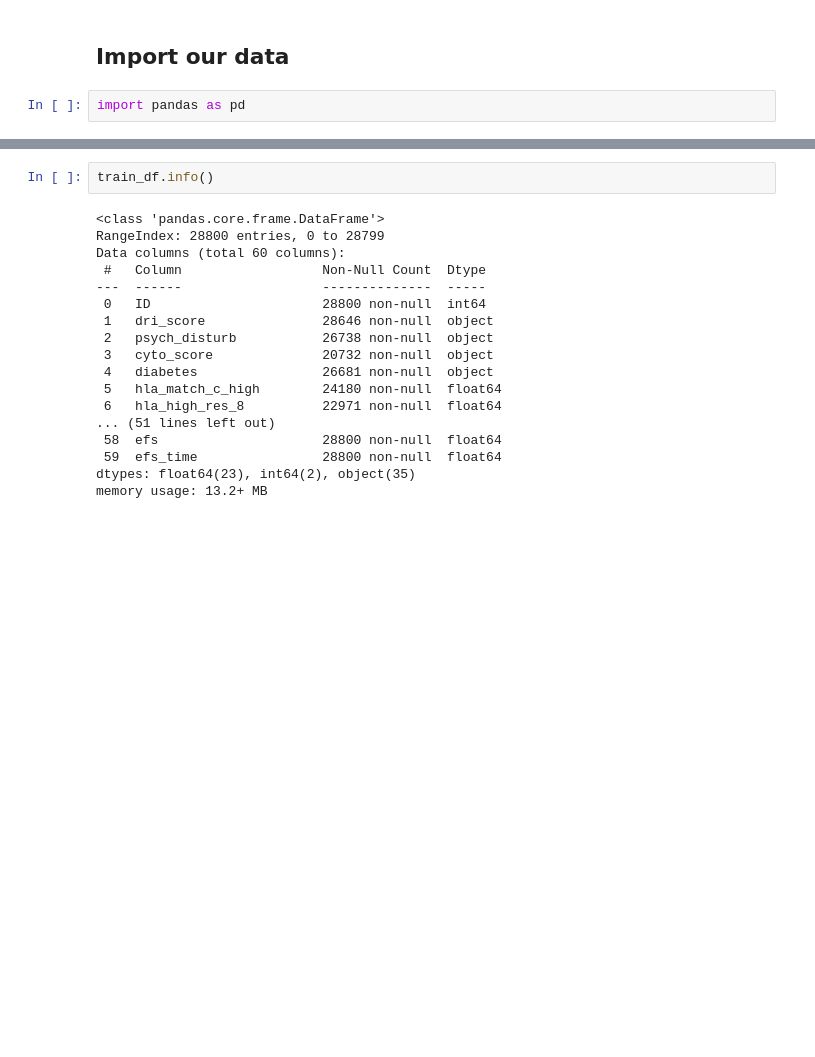
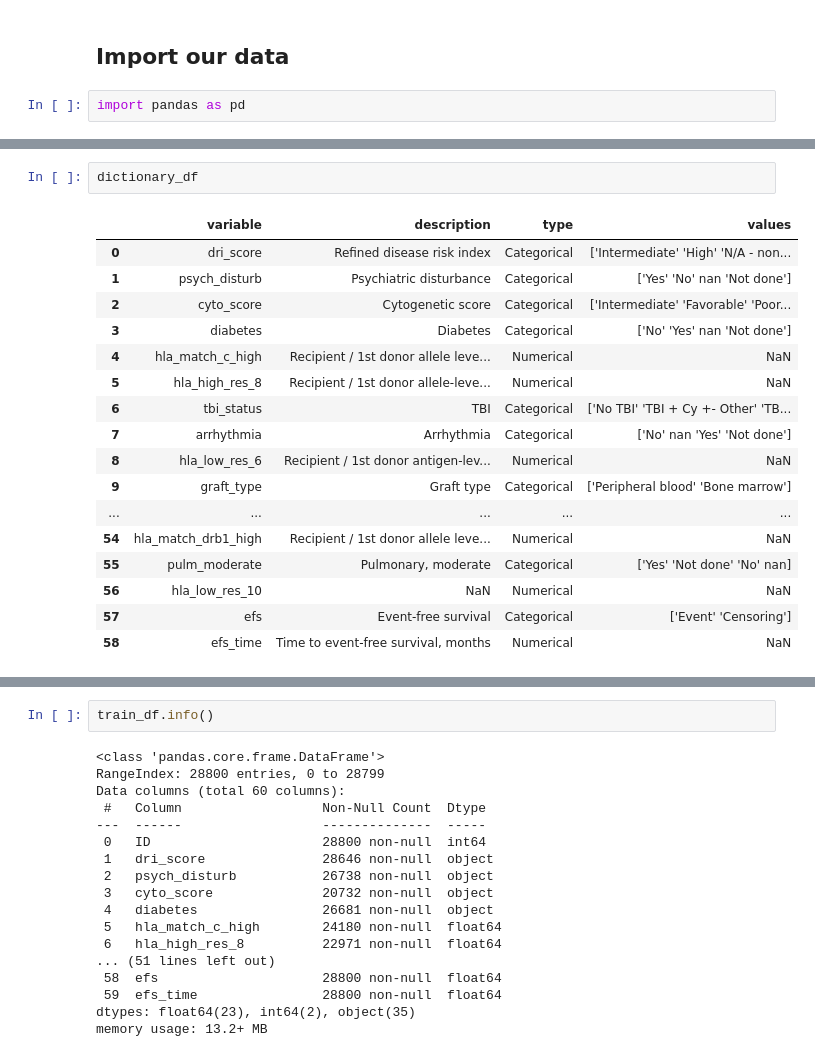
Before and after one commit to bpiaple/CIBMTR---Equity-in-post-HCT-Survival-Predictions, a Jupyter notebook: Data_exploration.ipynb, the cells around one changed output, grey strips where cells are left out. Cells and saved outputs as stored; diff of their text form; blank space fills up the shorter version.

```diff
--- a/Data_exploration.ipynb
+++ b/Data_exploration.ipynb
@@ -22,0 +35,20 @@ train_df.head()
+# %%
+dictionary_df
+# %% [output]
+|  | variable | description | type | values |
+| 0 | dri_score | Refined disease risk index | Categorical | ['Intermediate' 'High' 'N/A - non... |
+| 1 | psych_disturb | Psychiatric disturbance | Categorical | ['Yes' 'No' nan 'Not done'] |
+| 2 | cyto_score | Cytogenetic score | Categorical | ['Intermediate' 'Favorable' 'Poor... |
+| 3 | diabetes | Diabetes | Categorical | ['No' 'Yes' nan 'Not done'] |
+| 4 | hla_match_c_high | Recipient / 1st donor allele leve... | Numerical | NaN |
+| 5 | hla_high_res_8 | Recipient / 1st donor allele-leve... | Numerical | NaN |
+| 6 | tbi_status | TBI | Categorical | ['No TBI' 'TBI + Cy +- Other' 'TB... |
+| 7 | arrhythmia | Arrhythmia | Categorical | ['No' nan 'Yes' 'Not done'] |
+| 8 | hla_low_res_6 | Recipient / 1st donor antigen-lev... | Numerical | NaN |
+| 9 | graft_type | Graft type | Categorical | ['Peripheral blood' 'Bone marrow'] |
+| ... | ... | ... | ... | ... |
+| 54 | hla_match_drb1_high | Recipient / 1st donor allele leve... | Numerical | NaN |
+| 55 | pulm_moderate | Pulmonary, moderate | Categorical | ['Yes' 'Not done' 'No' nan] |
+| 56 | hla_low_res_10 | NaN | Numerical | NaN |
+| 57 | efs | Event-free survival | Categorical | ['Event' 'Censoring'] |
+| 58 | efs_time | Time to event-free survival, months | Numerical | NaN |
```
Also changed, not shown: parts of 17 cells of this notebook.
